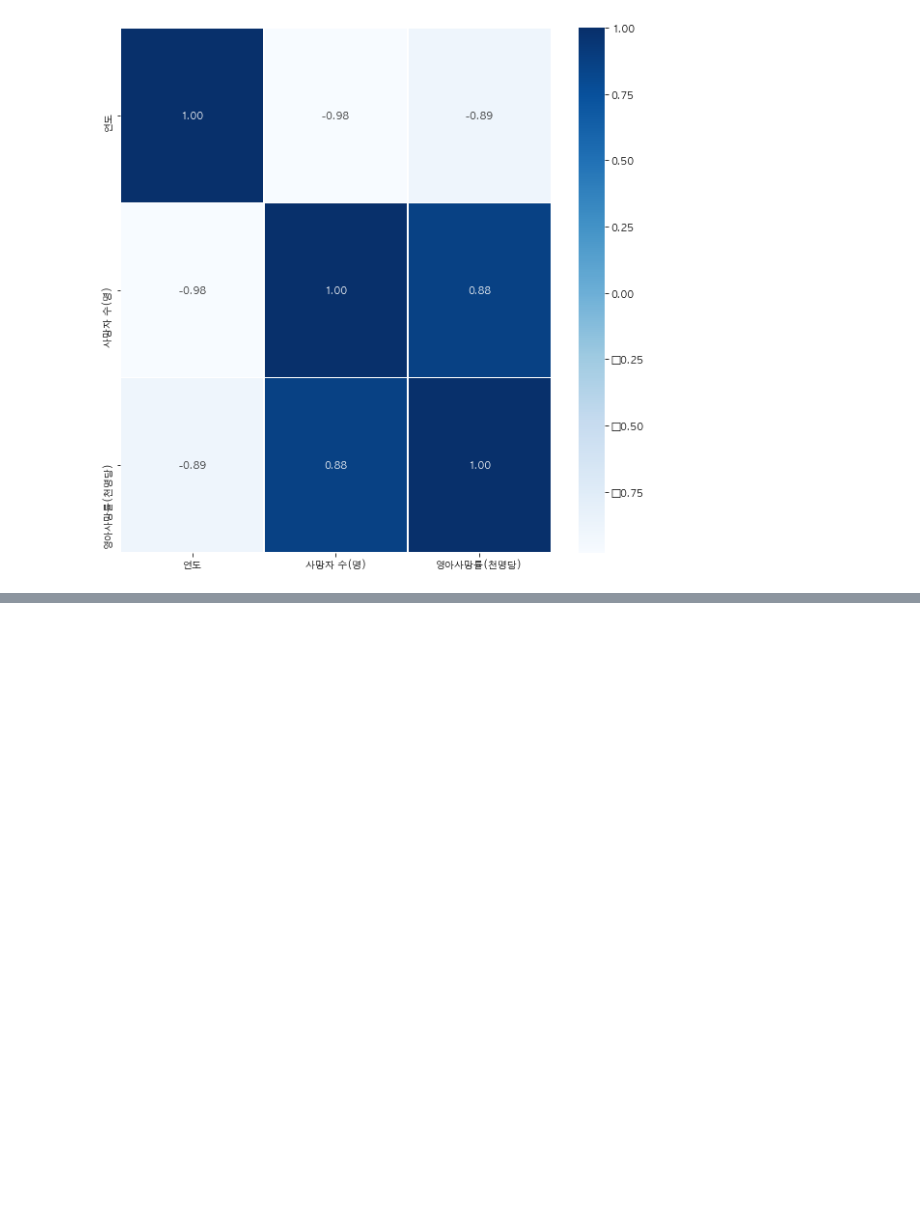
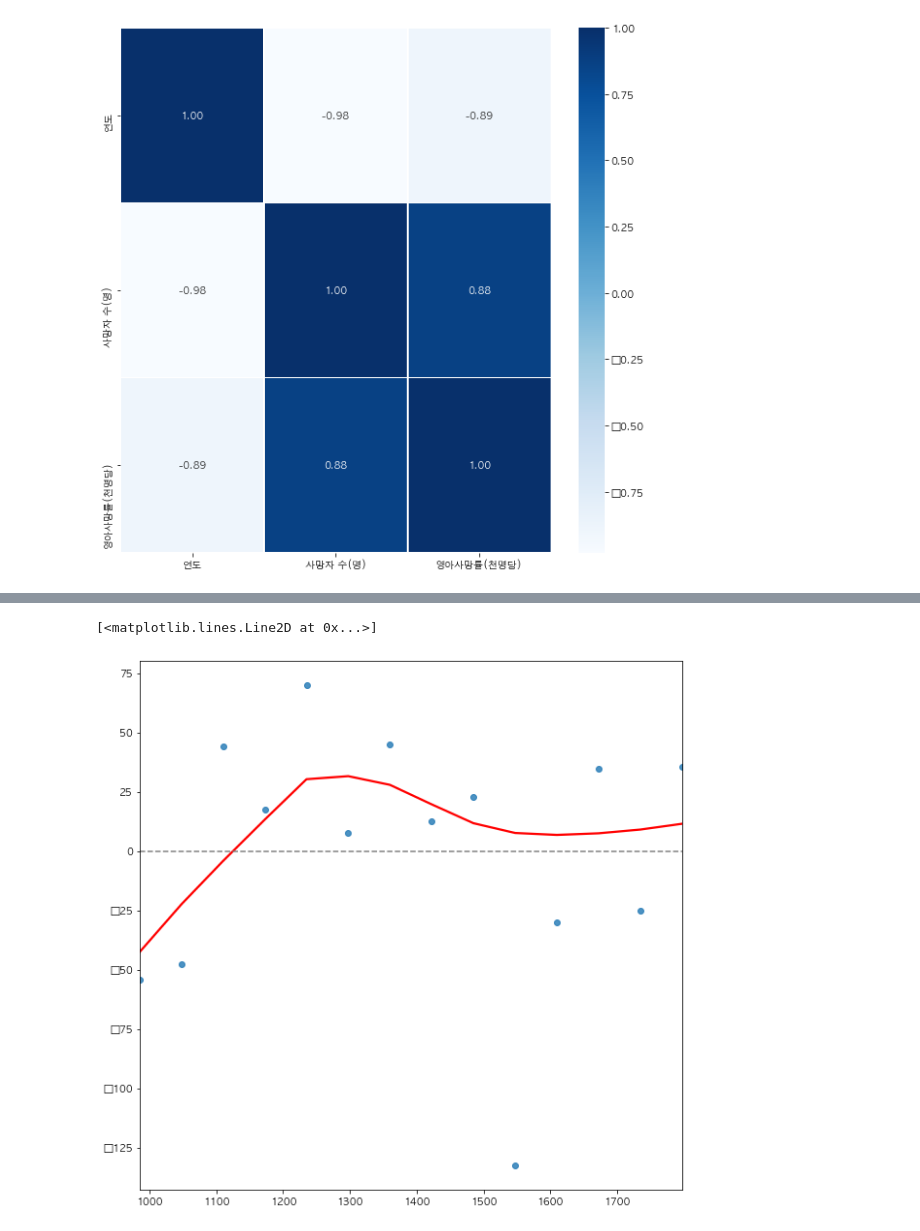
Before and after one commit to superZina/bigData, a Jupyter notebook: 기말.ipynb, the cells around one changed output, grey strips where cells are left out. Saved outputs shown, nothing was run; the diff lists cells and outputs as text; code cells hidden in the pictures; blank space fills up the shorter version.

```diff
--- a/기말.ipynb
+++ b/기말.ipynb
@@ -818,0 +829,7 @@ sns.heatmap(data = df_death_all.corr() , annot = True , fmt = '.2f' , linewidths
+# %%
+df_death_all = df_death_all.reset_index()
+df_death_all = df_death_all.rename(columns = {'사망자 수(명)':'death' , '연도':'year'})
+
+import statsmodels.api as sm
+lin_reg = sm.OLS.from_formula('death ~ year', df_death_all).fit()
+lin_reg.summary()
@@ -818,0 +868,10 @@ sns.heatmap(data = df_death_all.corr() , annot = True , fmt = '.2f' , linewidths
+# %%
+#예측값과 잔차의 비교
+fitted = lin_reg.predict(df_death_all)
+residual = df_death_all['death'] - fitted
+# %%
+sns.regplot(fitted , residual , lowess =True ,line_kws={'color':'red'})
+plt.plot([fitted.min() , fitted.max()],[0,0],'--',color ='grey')
+# %% [output]
+[<matplotlib.lines.Line2D at 0x...>]
+[figure, added]
```
Also changed, not shown: parts of 10 cells of this notebook.
